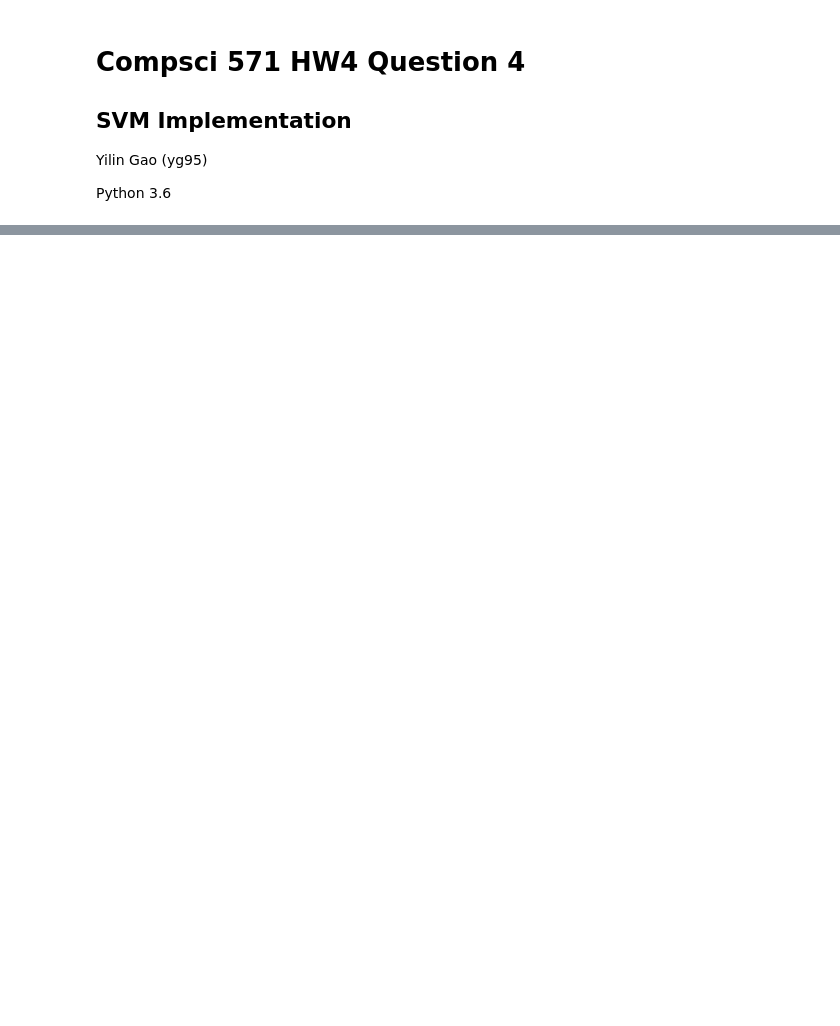
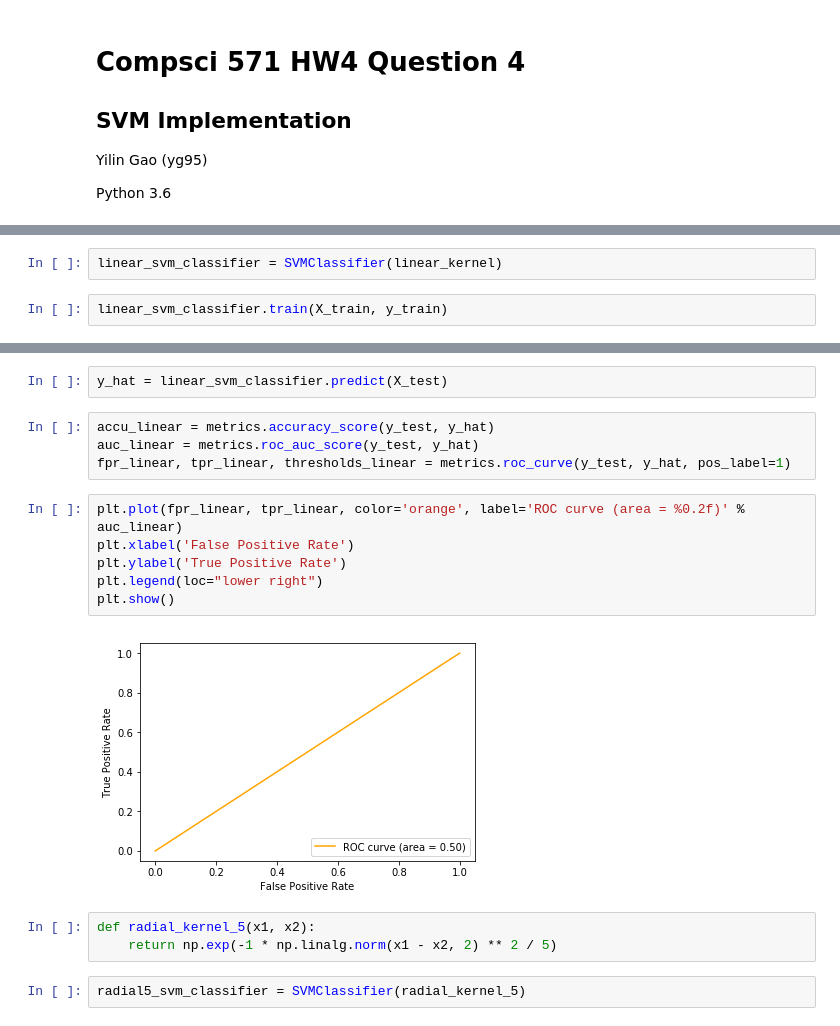
Before and after one commit to YilinGao/ML_assignments, a Jupyter notebook: hw4/hw4_code/q4.ipynb, the cells around one changed output, grey strips where cells are left out. Saved outputs shown, nothing was run; the diff lists cells and outputs as text; blank space fills up the shorter version.

Commit message:
update svm classifier

```diff
--- a/hw4/hw4_code/q4.ipynb
+++ b/hw4/hw4_code/q4.ipynb
@@ -66,0 +31,4 @@ HardSvmClassifier.predict = predict
+# %%
+linear_svm_classifier = SVMClassifier(linear_kernel)
+# %%
+linear_svm_classifier.train(X_train, y_train)
@@ -66,0 +61,19 @@ HardSvmClassifier.predict = predict
+# %%
+y_hat = linear_svm_classifier.predict(X_test)
+# %%
+accu_linear = metrics.accuracy_score(y_test, y_hat)
+auc_linear = metrics.roc_auc_score(y_test, y_hat)
+fpr_linear, tpr_linear, thresholds_linear = metrics.roc_curve(y_test, y_hat, pos_label=1)
+# %%
+plt.plot(fpr_linear, tpr_linear, color='orange', label='ROC curve (area = %0.2f)' % auc_linear)
+plt.xlabel('False Positive Rate')
+plt.ylabel('True Positive Rate')
+plt.legend(loc="lower right")
+plt.show()
+# %% [output]
+[figure, added]
+# %%
+def radial_kernel_5(x1, x2):
+    return np.exp(-1 * np.linalg.norm(x1 - x2, 2) ** 2 / 5)
+# %%
+radial5_svm_classifier = SVMClassifier(radial_kernel_5)
```
Also changed, not shown: parts of 21 cells of this notebook, 1 other file.
